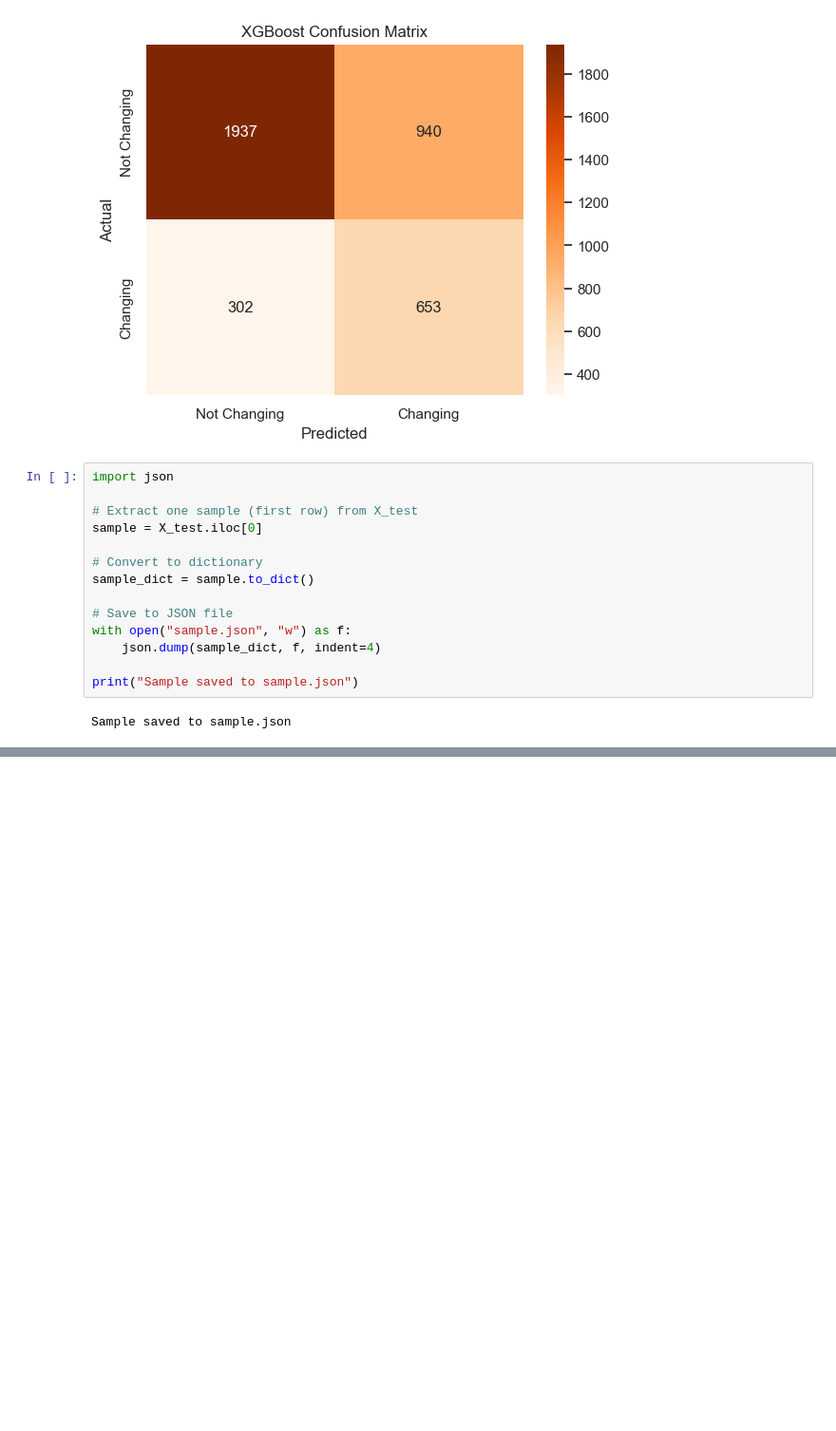
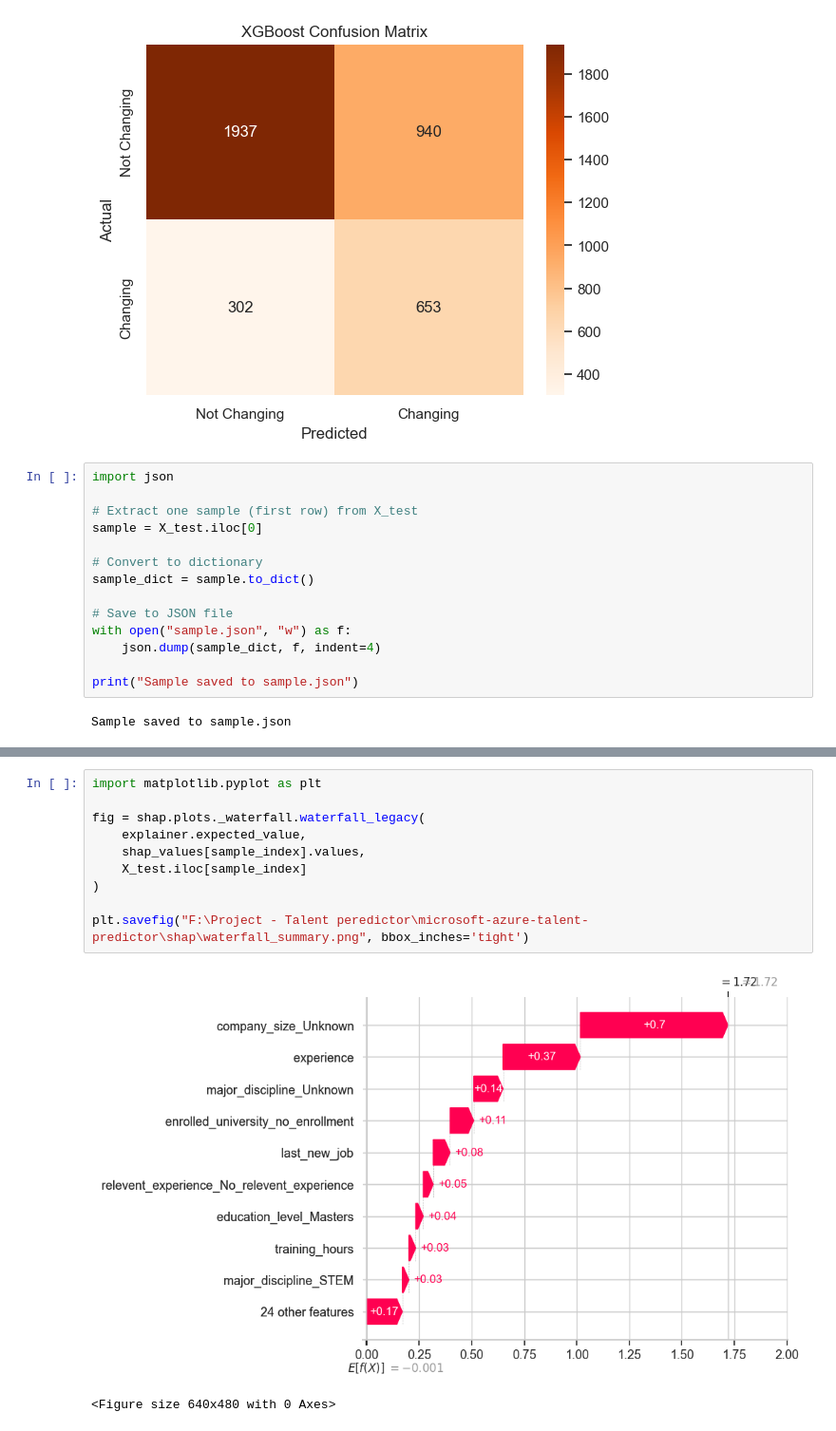
Before and after one commit to muditjha20/Microsoft-Azure-Talent-Predictor, a Jupyter notebook: notebooks/01_data_exploration.ipynb, the cells around one changed output, grey strips where cells are left out. Shown: that part at 95% size. Cells and saved outputs as stored; diff of their text form; blank space fills up the shorter version.

```diff
--- a/notebooks/01_data_exploration.ipynb
+++ b/notebooks/01_data_exploration.ipynb
@@ -439,3 +429,16 @@ Model prediction: 1
+# %%
+import matplotlib.pyplot as plt
+
+fig = shap.plots._waterfall.waterfall_legacy(
+    explainer.expected_value,
+    shap_values[sample_index].values,
+    X_test.iloc[sample_index]
+)
+
+plt.savefig("F:\Project - Talent peredictor\microsoft-azure-talent-predictor\shap\waterfall_summary.png", bbox_inches='tight')
+# %% [output]
+[figure, added]
+<Figure size 640x480 with 0 Axes>
 # %%
 import shap
 
```
Also changed, not shown: parts of 2 cells of this notebook, 2 other files.
